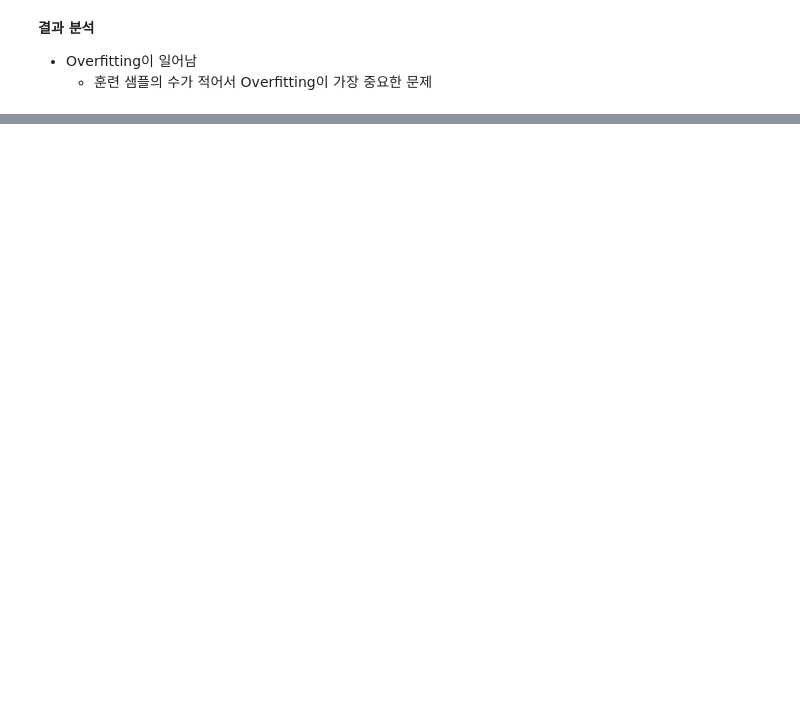
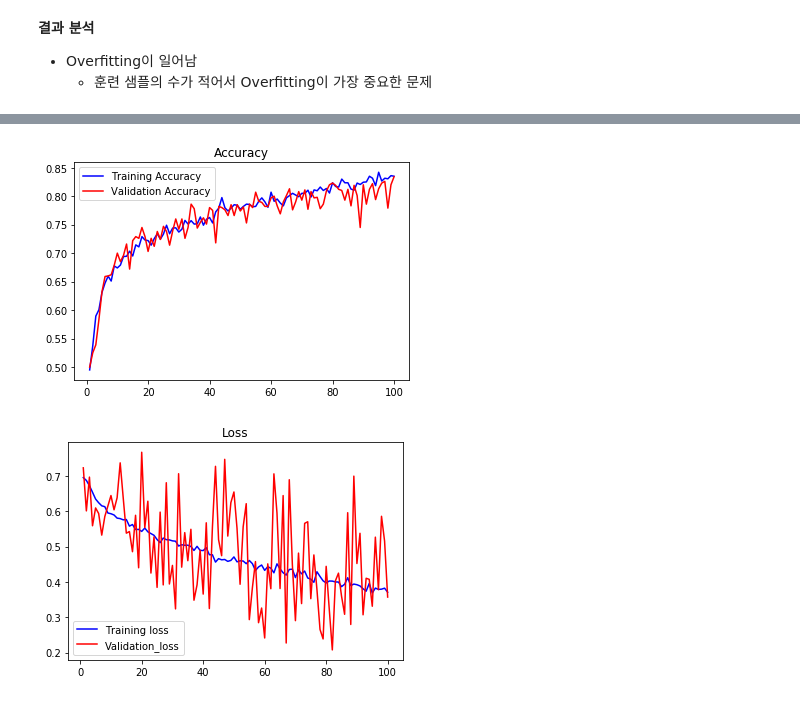
Before and after one commit to younnggsuk/DeepLearningWithPython, a Jupyter notebook: ch5/5_2_training_a_convent_from_scratch_on_small_dataset.ipynb, the cells around one changed output, grey strips where cells are left out. Cells and saved outputs as stored; diff of their text form; code cells hidden in the pictures; blank space fills up the shorter version.

```diff
--- a/ch5/5_2_training_a_convent_from_scratch_on_small_dataset.ipynb
+++ b/ch5/5_2_training_a_convent_from_scratch_on_small_dataset.ipynb
@@ -326,0 +490,26 @@ plt.show()
+# %%
+import matplotlib.pyplot as plt
+
+acc = history_aug_dropout.history['acc']
+val_acc = history_aug_dropout.history['val_acc']
+loss = history_aug_dropout.history['loss']
+val_loss = history_aug_dropout.history['val_loss']
+
+epochs = range(1, len(acc) + 1)
+
+plt.plot(epochs, acc, 'b', label='Training Accuracy')
+plt.plot(epochs, val_acc, 'r', label='Validation Accuracy')
+plt.title('Accuracy')
+plt.legend()
+
+plt.figure()
+
+plt.plot(epochs, loss, 'b', label='Training loss')
+plt.plot(epochs, val_loss, 'r', label='Validation_loss')
+plt.title('Loss')
+plt.legend()
+
+plt.show()
+# %% [output]
+[figure, added]
+[figure, added]
```
Also changed, not shown: parts of 12 cells of this notebook.
